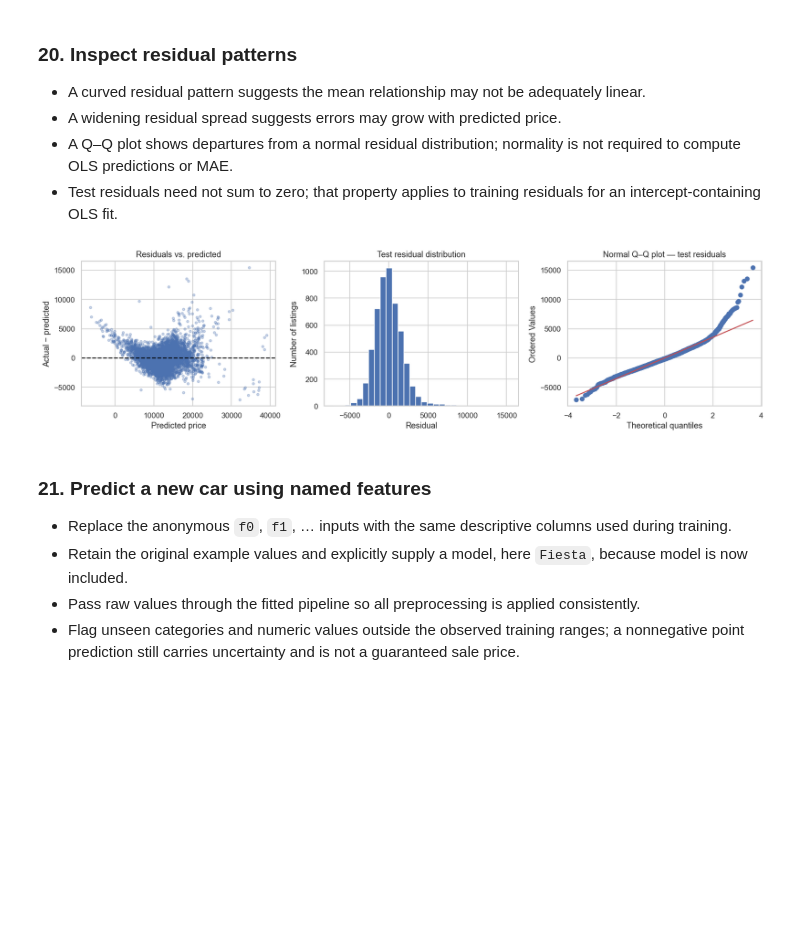
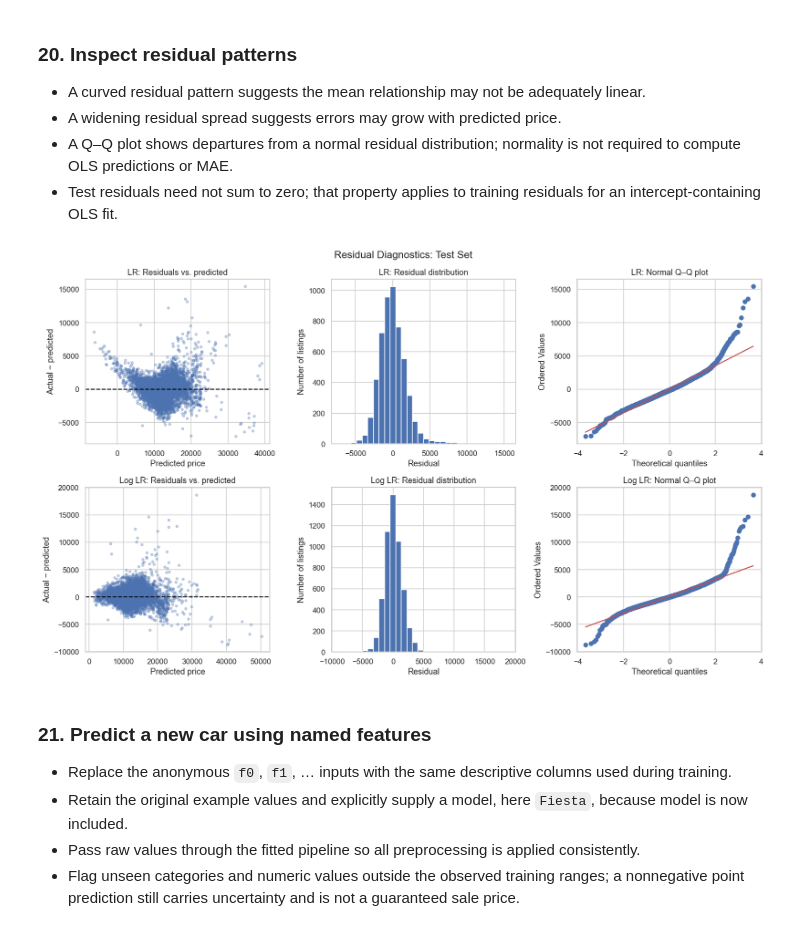
Before and after one commit to jalil-piran/AI, a Jupyter notebook: AI07_LR_Used_Car_Price_Prediction.ipynb, the cells around one changed output. Drawn from its saved outputs; the diff is of its cells as text; code cells hidden in the pictures; blank space fills up the shorter version.

```diff
--- a/AI07_LR_Used_Car_Price_Prediction.ipynb
+++ b/AI07_LR_Used_Car_Price_Prediction.ipynb
@@ -466,3 +469,21 @@ print("Negative regression test predictions:", int((test_predictions < 0).sum())
 # %% [output]
 Training complete.
 Negative regression test predictions: 42
+# %%
+from sklearn.compose import TransformedTargetRegressor
+
+# Linear Regression with logarithmic target transformation
+log_model = TransformedTargetRegressor(
+    regressor=price_model,
+    func=np.log1p,
+    inverse_func=np.expm1
+)
+
+# Train the model
+log_model.fit(X_train, y_train)
+
+# Predict test prices
+log_predictions = log_model.predict(X_test)
+
+print("Log-transformed Linear Regression training complete.")
+print("Negative predictions:", int((log_predictions < 0).sum()))
@@ -552,19 +619,65 @@ plt.show()
 - A Q–Q plot shows departures from a normal residual distribution; normality is not required to compute OLS predictions or MAE.
 - Test residuals need not sum to zero; that property applies to training residuals for an intercept-containing OLS fit.
 # %%
-test_residuals = y_test.to_numpy() - test_predictions
-fig, axes = plt.subplots(1, 3, figsize=(15, 4))
-axes[0].scatter(test_predictions, test_residuals, alpha=0.3, s=12)
-axes[0].axhline(0, color="black", linestyle="--")
-axes[0].set(xlabel="Predicted price", ylabel="Actual − predicted", title="Residuals vs. predicted")
-axes[1].hist(test_residuals, bins=30, edgecolor="white")
-axes[1].set(xlabel="Residual", ylabel="Number of listings", title="Test residual distribution")
-stats.probplot(test_residuals, dist="norm", plot=axes[2])
-axes[2].set_title("Normal Q–Q plot — test residuals")
+# Calculate residuals for both models
+lr_residuals = y_test.to_numpy() - test_predictions
+log_residuals = y_test.to_numpy() - log_predictions
+
+fig, axes = plt.subplots(2, 3, figsize=(15, 9))
+
+# ==================================================
+# Original Linear Regression
+# ==================================================
+
+axes[0, 0].scatter(test_predictions, lr_residuals,
+                   alpha=0.3, s=12)
+axes[0, 0].axhline(0, color="black", linestyle="--")
+axes[0, 0].set(
+    xlabel="Predicted price",
+    ylabel="Actual − predicted",
+    title="LR: Residuals vs. predicted"
+)
+
+axes[0, 1].hist(lr_residuals, bins=30, edgecolor="white")
+axes[0, 1].set(
+    xlabel="Residual",
+    ylabel="Number of listings",
+    title="LR: Residual distribution"
+)
+
+stats.probplot(lr_residuals, dist="norm", plot=axes[0, 2])
+axes[0, 2].set_title("LR: Normal Q–Q plot")
+
+
+# ==================================================
+# Log-transformed Linear Regression
+# ==================================================
+
+axes[1, 0].scatter(log_predictions, log_residuals,
+                   alpha=0.3, s=12)
+axes[1, 0].axhline(0, color="black", linestyle="--")
+axes[1, 0].set(
+    xlabel="Predicted price",
+    ylabel="Actual − predicted",
+    title="Log LR: Residuals vs. predicted"
+)
+
+axes[1, 1].hist(log_residuals, bins=30, edgecolor="white")
+axes[1, 1].set(
+    xlabel="Residual",
+    ylabel="Number of listings",
+    title="Log LR: Residual distribution"
+)
+
+stats.probplot(log_residuals, dist="norm", plot=axes[1, 2])
+axes[1, 2].set_title("Log LR: Normal Q–Q plot")
+
+
+fig.suptitle("Residual Diagnostics: Test Set", fontsize=15)
 fig.tight_layout()
 plt.show()
 # %% [output]
-[figure, old version]
+[figure, new version]
 # %% [markdown]
 ### 21. Predict a new car using named features
 
```
Also changed, not shown: parts of 6 cells of this notebook.
